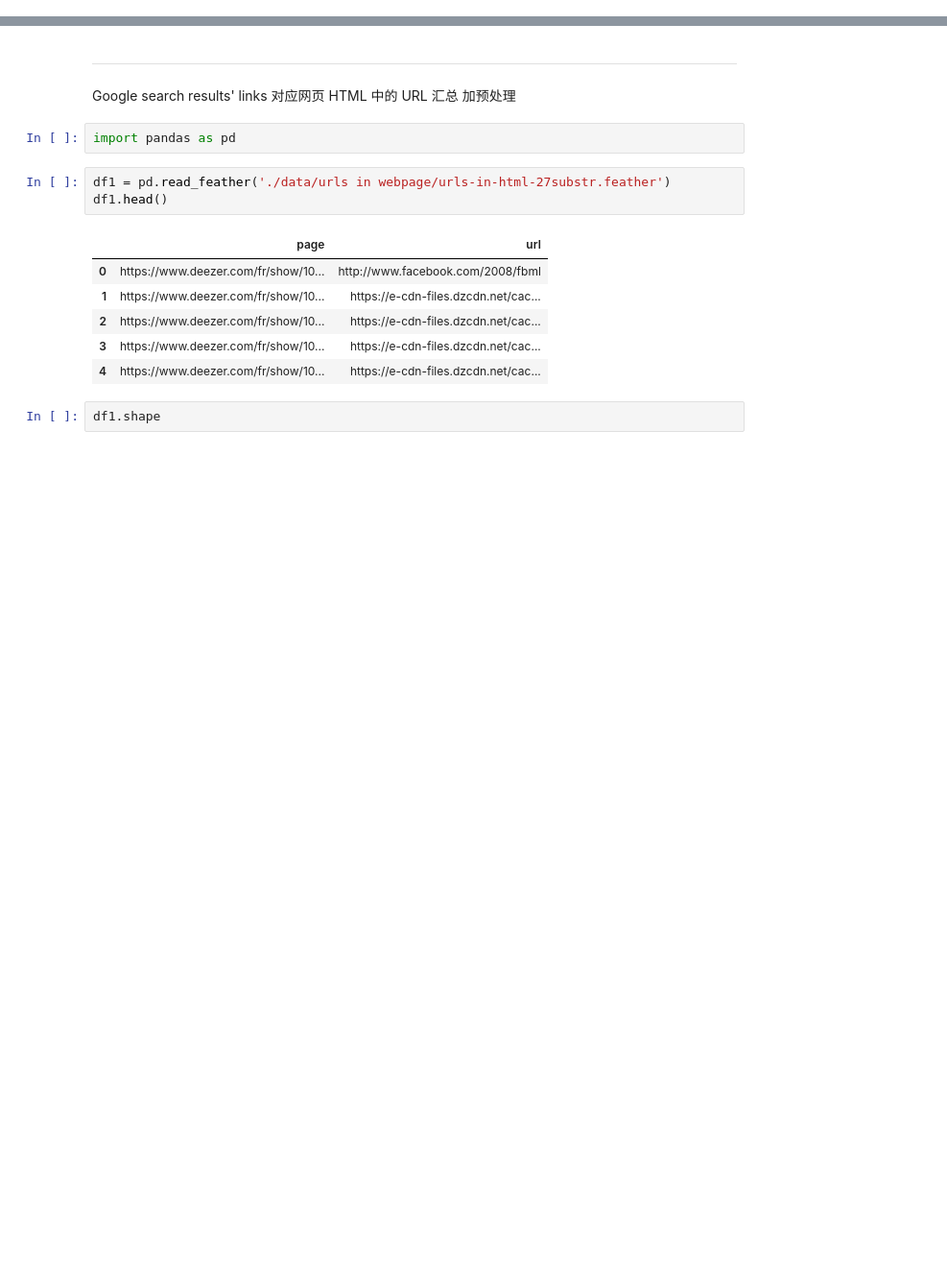
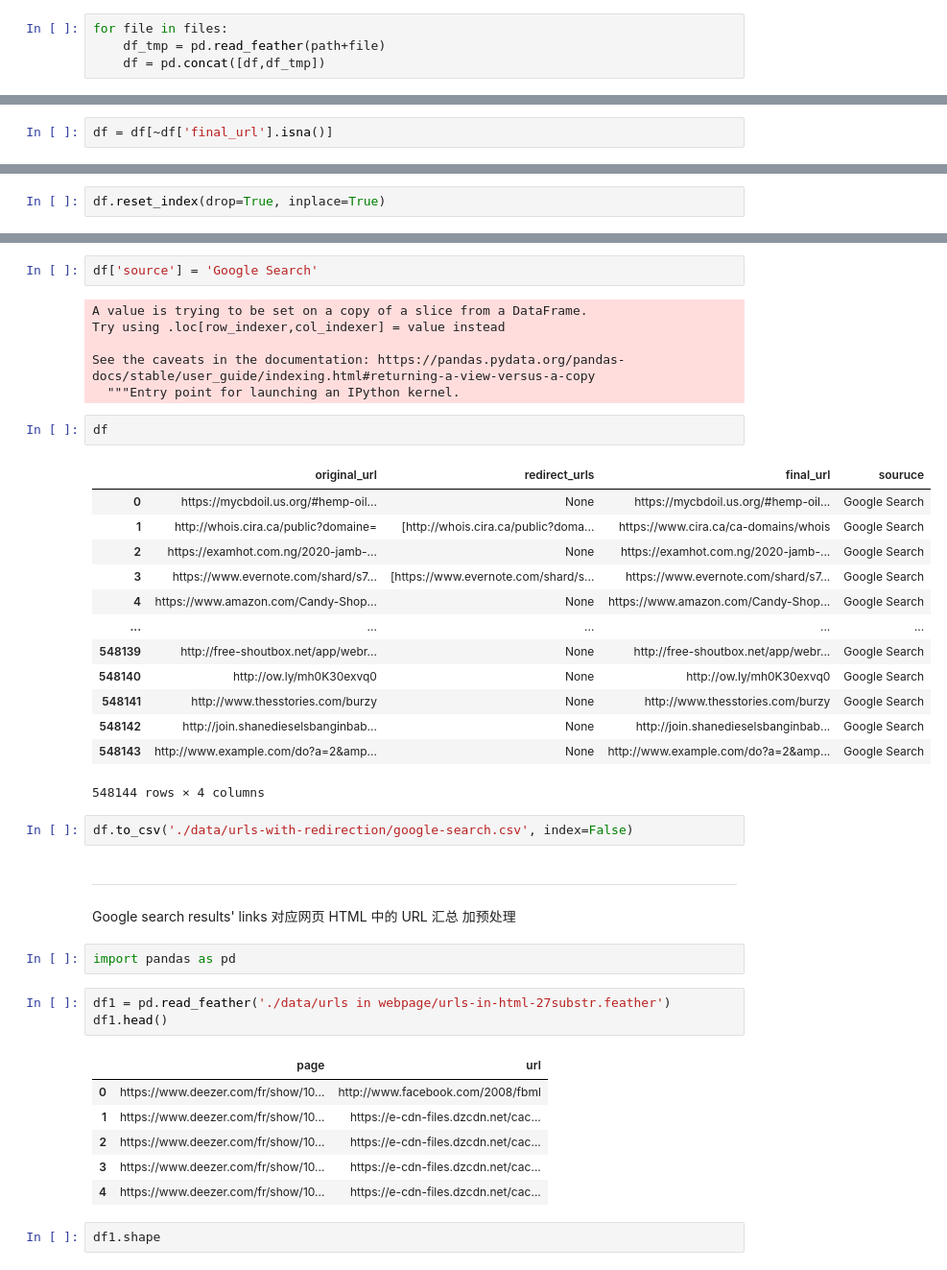
Before and after one commit to suniven/affiliate-marketing-research, a Jupyter notebook: concat_df.ipynb, the cells around one changed output, grey strips where cells are left out. Shown at 96% size. Drawn from its saved outputs; the diff is of its cells as text; blank space fills up the shorter version.

```diff
--- a/concat_df.ipynb
+++ b/concat_df.ipynb
@@ -0,0 +207,4 @@
+# %%
+for file in files:
+    df_tmp = pd.read_feather(path+file)
+    df = pd.concat([df,df_tmp])
@@ -0,0 +227,2 @@
+# %%
+df = df[~df['final_url'].isna()]
@@ -0,0 +245,2 @@
+# %%
+df.reset_index(drop=True, inplace=True)
@@ -1,3 +263,29 @@
+# %%
+df['source'] = 'Google Search'
+# %% [output]
+A value is trying to be set on a copy of a slice from a DataFrame.
+Try using .loc[row_indexer,col_indexer] = value instead
+
+See the caveats in the documentation: https://pandas.pydata.org/pandas-docs/stable/user_guide/indexing.html#returning-a-view-versus-a-copy
+  """Entry point for launching an IPython kernel.
+# %%
+df
+# %% [output]
+|  | original_url | redirect_urls | final_url | souruce |
+| 0 | https://mycbdoil.us.org/#hemp-oil... | None | https://mycbdoil.us.org/#hemp-oil... | Google Search |
+| 1 | http://whois.cira.ca/public?domaine= | [http://whois.cira.ca/public?doma... | https://www.cira.ca/ca-domains/whois | Google Search |
+| 2 | https://examhot.com.ng/2020-jamb-... | None | https://examhot.com.ng/2020-jamb-... | Google Search |
+| 3 | https://www.evernote.com/shard/s7... | [https://www.evernote.com/shard/s... | https://www.evernote.com/shard/s7... | Google Search |
+| 4 | https://www.amazon.com/Candy-Shop... | None | https://www.amazon.com/Candy-Shop... | Google Search |
+| ... | ... | ... | ... | ... |
+| 548139 | http://free-shoutbox.net/app/webr... | None | http://free-shoutbox.net/app/webr... | Google Search |
+| 548140 | http://ow.ly/mh0K30exvq0 | None | http://ow.ly/mh0K30exvq0 | Google Search |
+| 548141 | http://www.thesstories.com/burzy | None | http://www.thesstories.com/burzy | Google Search |
+| 548142 | http://join.shanedieselsbanginbab... | None | http://join.shanedieselsbanginbab... | Google Search |
+| 548143 | http://www.example.com/do?a=2&amp... | None | http://www.example.com/do?a=2&amp... | Google Search |
+548144 rows × 4 columns
+# %%
+df.to_csv('./data/urls-with-redirection/google-search.csv', index=False)
 # %% [markdown]
 ---
 Google search results' links 对应网页 HTML 中的 URL 汇总 加预处理
```
Also changed, not shown: parts of 33 cells of this notebook.
